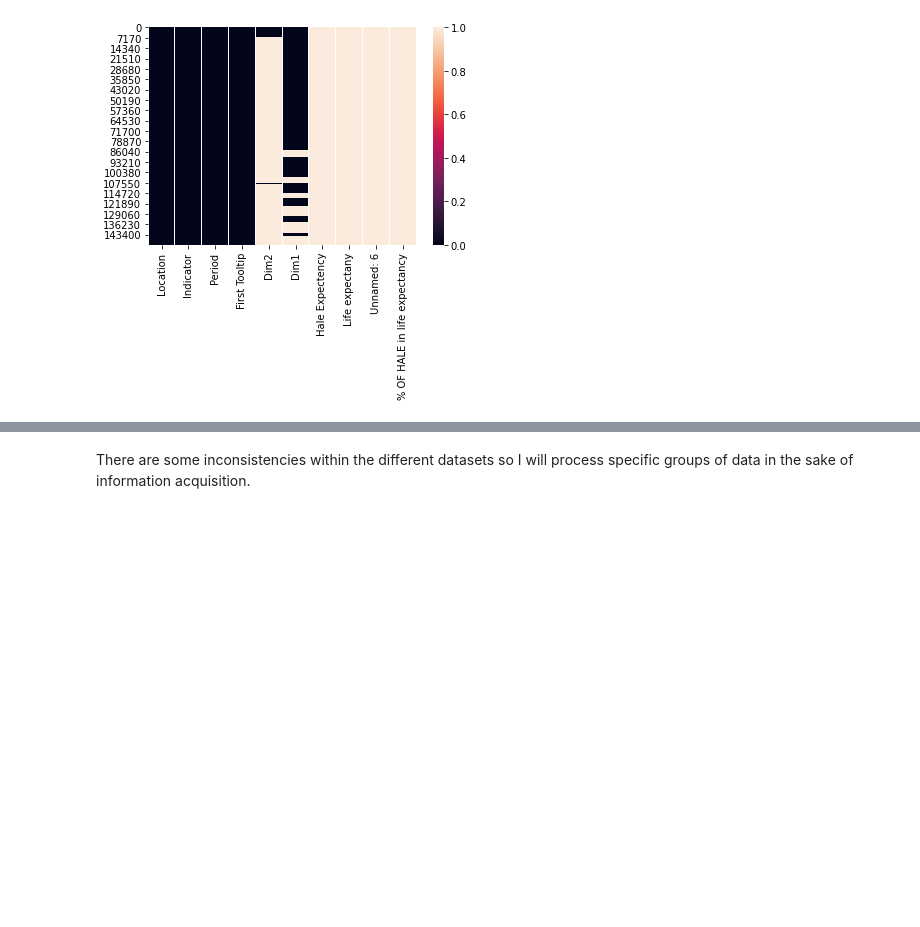
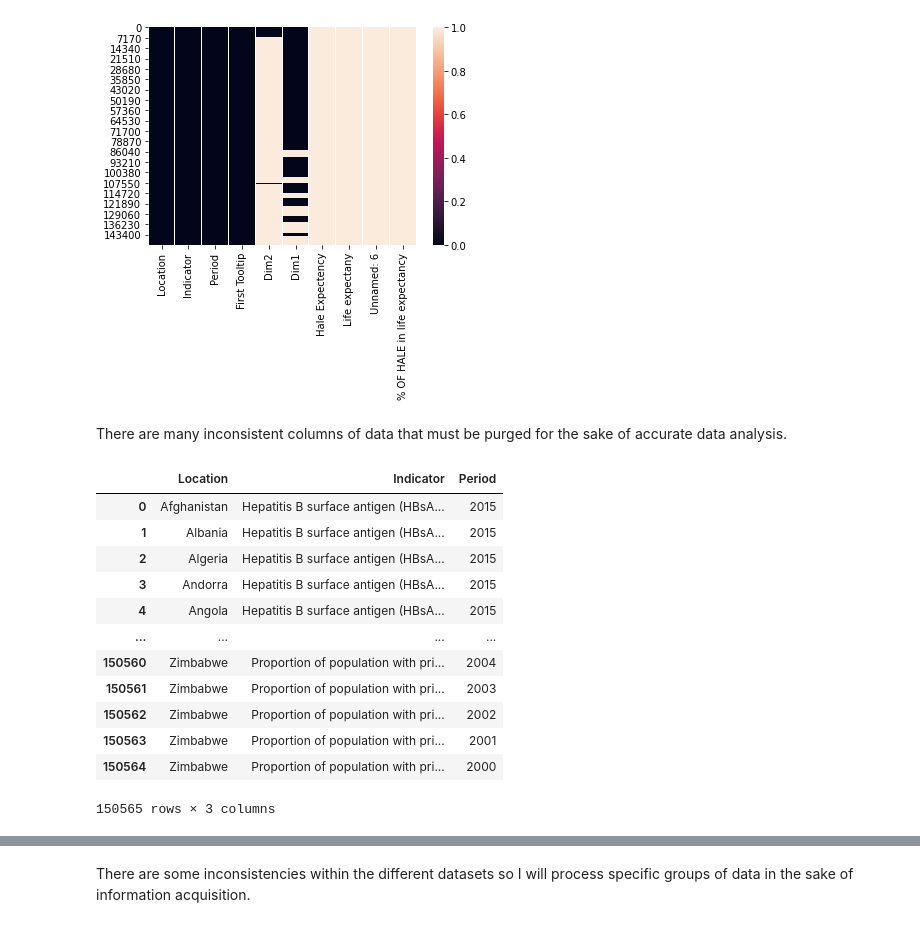
Before and after one commit to blkzen/WHO-data, a Jupyter notebook: WHO_data_processing.ipynb, the cells around one changed output, grey strips where cells are left out. Saved outputs shown, nothing was run; the diff lists cells and outputs as text; code cells hidden in the pictures; blank space fills up the shorter version.

```diff
--- a/WHO_data_processing.ipynb
+++ b/WHO_data_processing.ipynb
@@ -64,6 +66,25 @@ dtypes: float64(4), object(6)
 memory usage: 11.5+ MB
 <matplotlib.axes._subplots.AxesSubplot at 0x...>
 [figure]
+# %% [markdown]
+There are many inconsistent columns of data that must be purged for the sake of accurate data analysis.
+# %%
+big_frame = big_frame.dropna(axis=1)
+big_frame
+# %% [output]
+|  | Location | Indicator | Period |
+| 0 | Afghanistan | Hepatitis B surface antigen (HBsA... | 2015 |
+| 1 | Albania | Hepatitis B surface antigen (HBsA... | 2015 |
+| 2 | Algeria | Hepatitis B surface antigen (HBsA... | 2015 |
+| 3 | Andorra | Hepatitis B surface antigen (HBsA... | 2015 |
+| 4 | Angola | Hepatitis B surface antigen (HBsA... | 2015 |
+| ... | ... | ... | ... |
+| 150560 | Zimbabwe | Proportion of population with pri... | 2004 |
+| 150561 | Zimbabwe | Proportion of population with pri... | 2003 |
+| 150562 | Zimbabwe | Proportion of population with pri... | 2002 |
+| 150563 | Zimbabwe | Proportion of population with pri... | 2001 |
+| 150564 | Zimbabwe | Proportion of population with pri... | 2000 |
+150565 rows × 3 columns
 # %%
 big_frame.corr()
 # %% [output]
```
Also changed, not shown: parts of 10 cells of this notebook.
